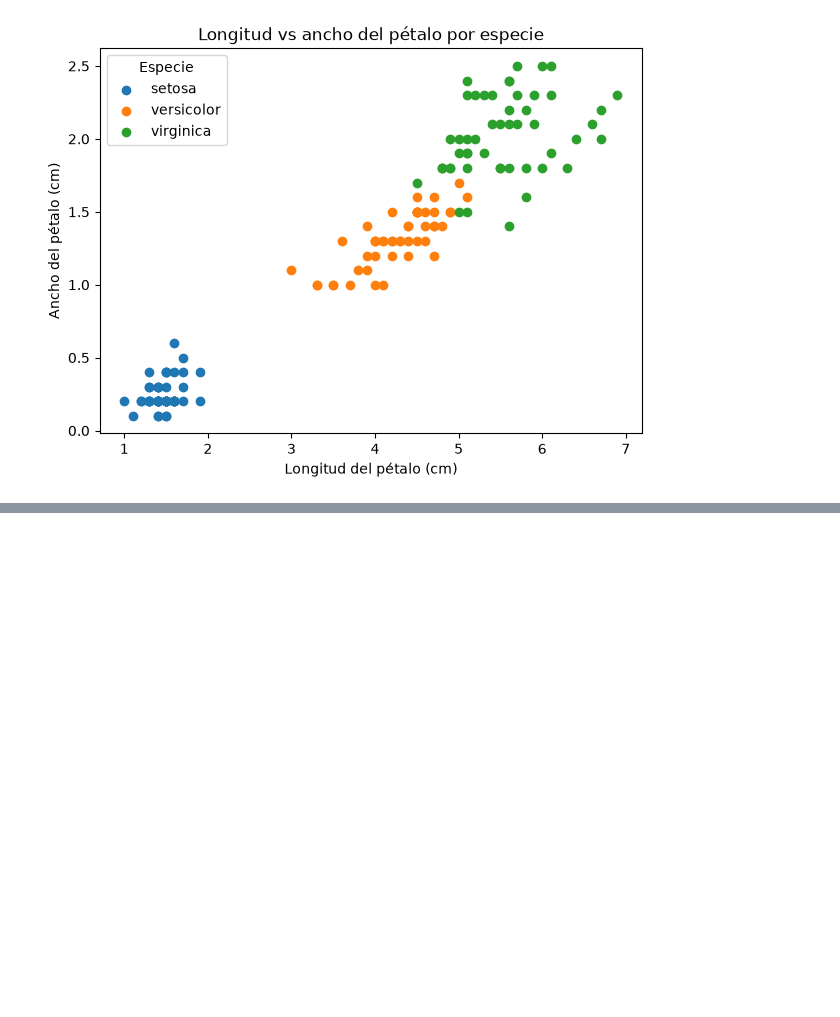
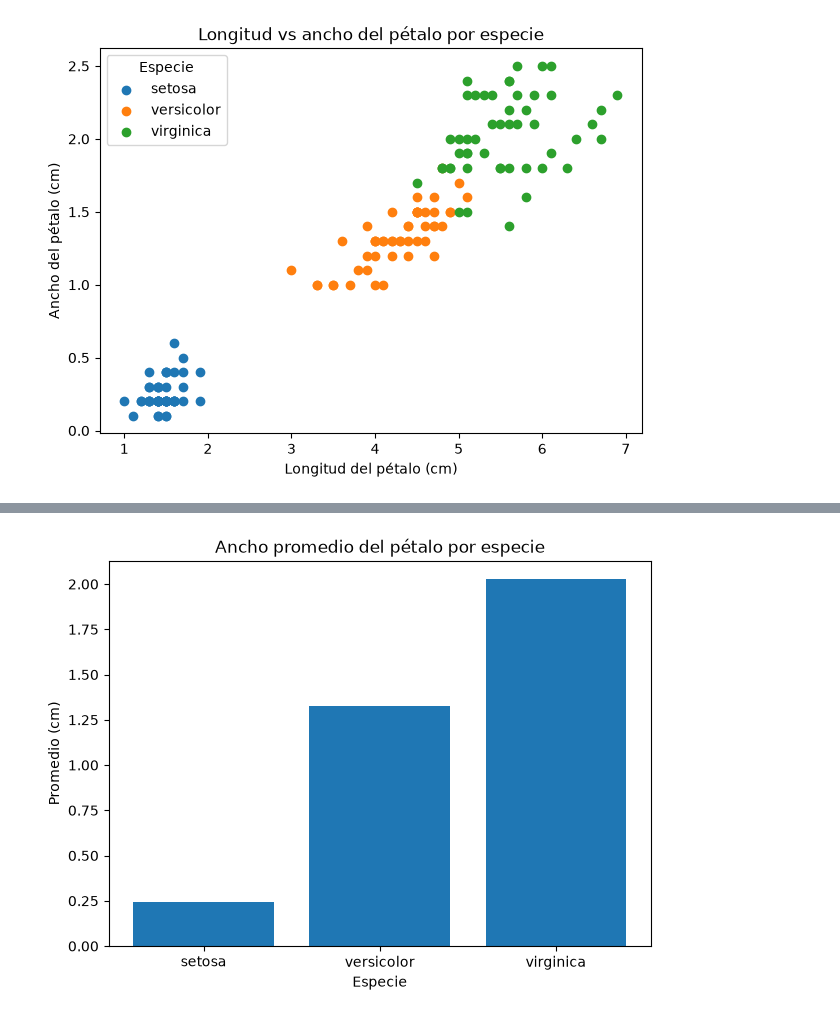
Before and after one commit to marcell-llerena/datascience-g8, a Jupyter notebook: notebooks/20260817_27_ejercicios_matplotlib.ipynb, the cells around one changed output, grey strips where cells are left out. Saved outputs shown, nothing was run; the diff lists cells and outputs as text; code cells hidden in the pictures; blank space fills up the shorter version.

```diff
--- a/notebooks/20260817_27_ejercicios_matplotlib.ipynb
+++ b/notebooks/20260817_27_ejercicios_matplotlib.ipynb
@@ -180,0 +210,16 @@ plt.show()
+# %%
+# 17. POO: Figure y Axes
+# Usando exclusivamente el enfoque orientado a objetos (`fig, ax = plt.subplots()`), crea un gráfico de
+# barras con el promedio de `petal_width_cm` por especie. Configura título y etiquetas con métodos de
+# `Axes`.
+
+mean_petal_width = df.groupby("species")["petal_width_cm"].mean()
+
+fix, ax = plt.subplots(figsize=(7, 5))
+ax.bar(mean_petal_width.index, mean_petal_width.values)
+ax.set_title("Ancho promedio del pétalo por especie")
+ax.set_xlabel("Especie")
+ax.set_ylabel("Promedio (cm)")
+plt.show()
+# %% [output]
+[figure, added]
```
Also changed, not shown: parts of 7 cells of this notebook, 2 other files.
